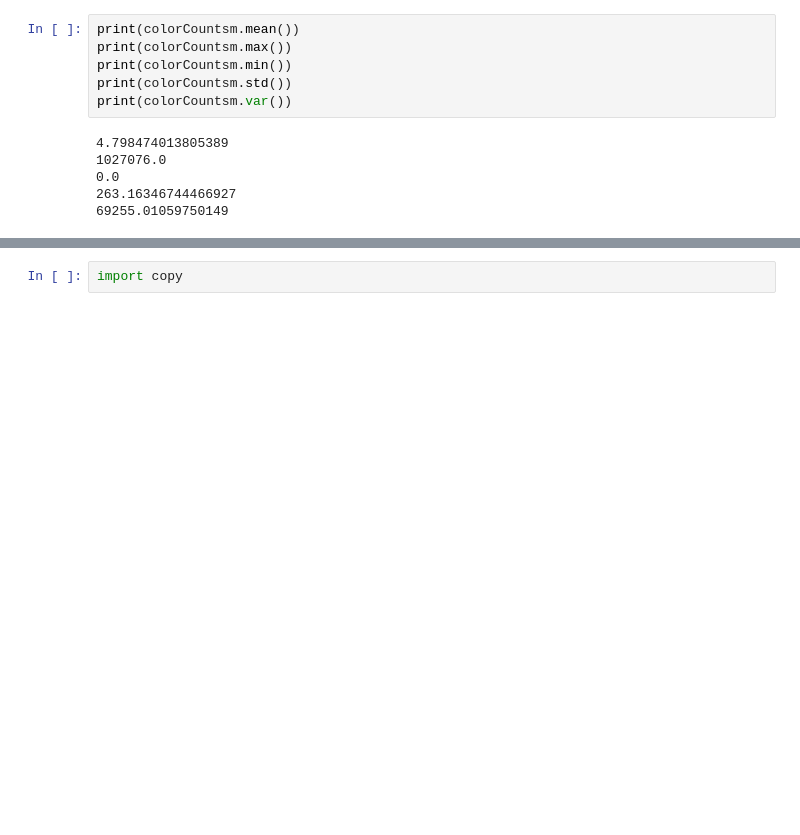
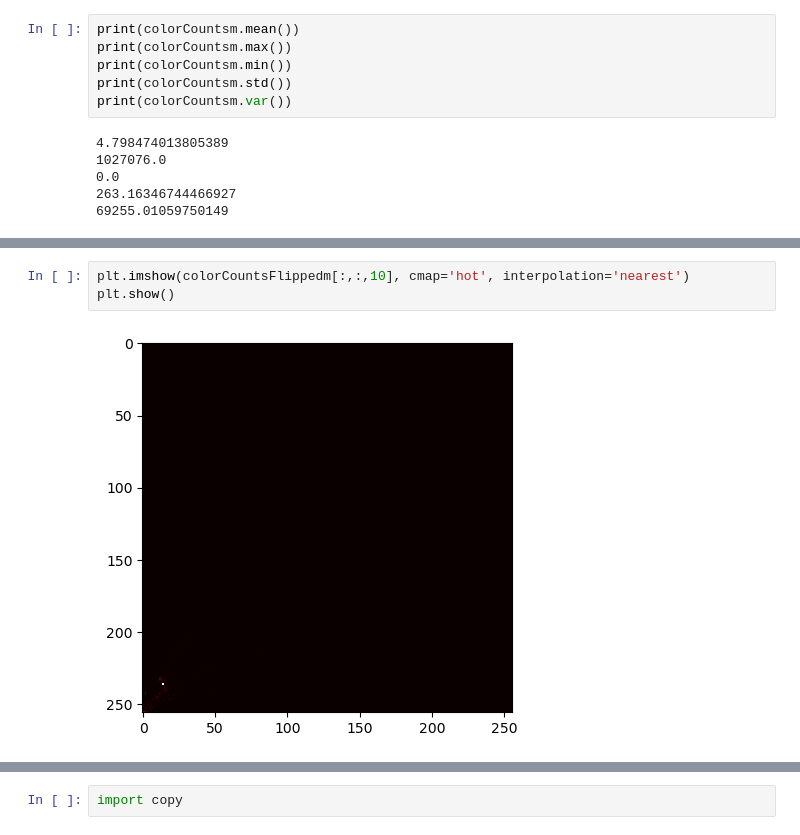
Before and after one commit to CoralCoveCreates/Chem-Game---Jellybean, a Jupyter notebook: Art/Python-Analytics/ColorPaletteAnalysis.ipynb, the cells around one changed output, grey strips where cells are left out. Saved outputs shown, nothing was run; the diff lists cells and outputs as text; blank space fills up the shorter version.

```diff
--- a/Art/Python-Analytics/ColorPaletteAnalysis.ipynb
+++ b/Art/Python-Analytics/ColorPaletteAnalysis.ipynb
@@ -191,0 +70,5 @@ plt.show()
+# %%
+plt.imshow(colorCountsFlippedm[:,:,10], cmap='hot', interpolation='nearest')
+plt.show()
+# %% [output]
+[figure, added]
```
Also changed, not shown: parts of 73 cells of this notebook.
